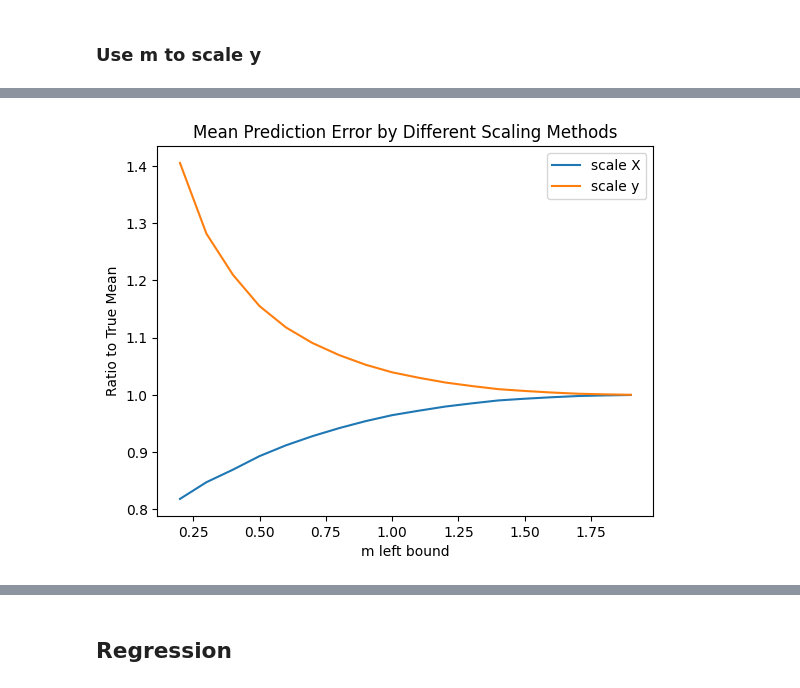
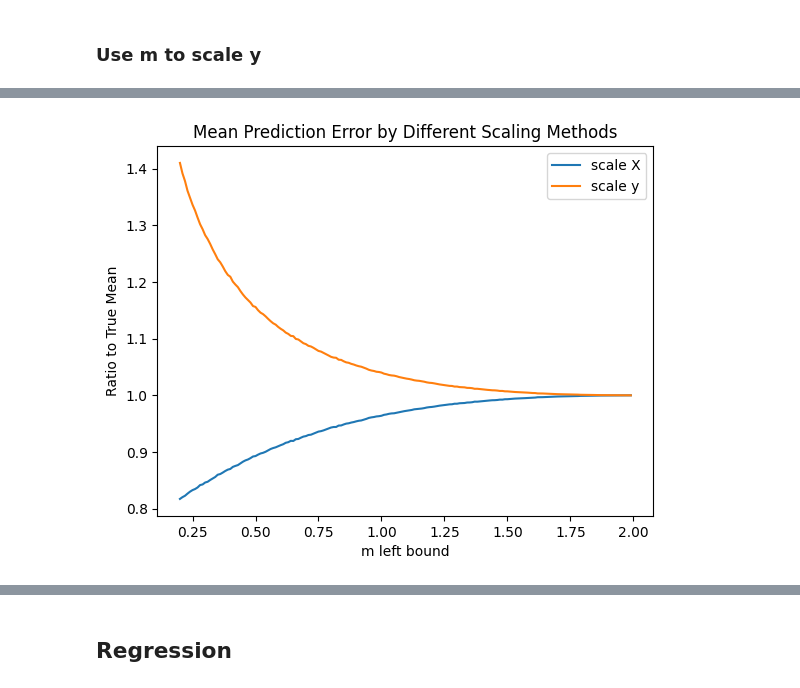
Before and after one commit to YimingZhang07/quantbullet, a Jupyter notebook: docs/experiments/test-scale-method.ipynb, the cells around one changed output, grey strips where cells are left out. Cells and saved outputs as stored; diff of their text form; code cells hidden in the pictures.

```diff
--- a/docs/experiments/test-scale-method.ipynb
+++ b/docs/experiments/test-scale-method.ipynb
@@ -52,34 +52,34 @@ Model Preds Mean: 0.20792300565465974
 Actual Mean: 0.2
 # %%
 records = []
-for m_left in np.arange( 0.2, 2, 0.1 ):
+for m_left in np.arange( 0.2, 2, 0.01 ):
     m = np.random.uniform( m_left, 2, n )
     # scale X
     beta = scale_X_by_m( m, X_const, binary_y )
     scale_x_mean = np.mean( pred_X_by_m( m, X_const, beta ) )
     # scale y
     beta = scale_y_by_m( m, X_const, binary_y )
     scale_y_mean = np.mean( pred_y_by_m( m, X_const, beta ) )
     # true mean
     true_mean = np.mean( binary_y )
     records.append( (m_left, scale_x_mean / true_mean, scale_y_mean / true_mean, true_mean) )
 
 df = pd.DataFrame( {
     "m_left": [r[0] for r in records],
     "scale_x_mean_ratio": [r[1] for r in records],
     "scale_y_mean_ratio": [r[2] for r in records],
     "true_mean": [r[3] for r in records],
 })
 
 plt.plot( df['m_left'], df['scale_x_mean_ratio'], label='scale X' )
 plt.plot( df['m_left'], df['scale_y_mean_ratio'], label='scale y' )
 plt.legend()
 plt.title("Mean Prediction Error by Different Scaling Methods")
 plt.xlabel("m left bound")
 plt.ylabel("Ratio to True Mean")
 plt.show()
 # %% [output]
-[figure, old version]
+[figure, new version]
 # %%
 res = pd.DataFrame( X_const, columns=['X', 'const'])
 res['y'] = y
```
Also changed, not shown: parts of 7 cells of this notebook.
